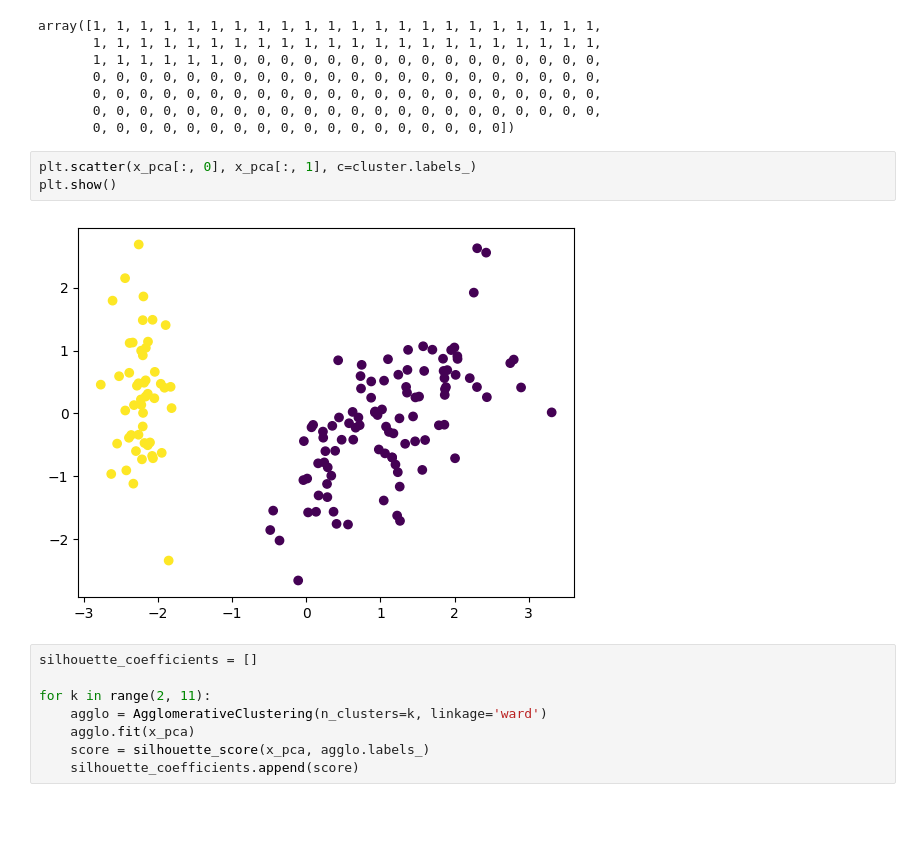
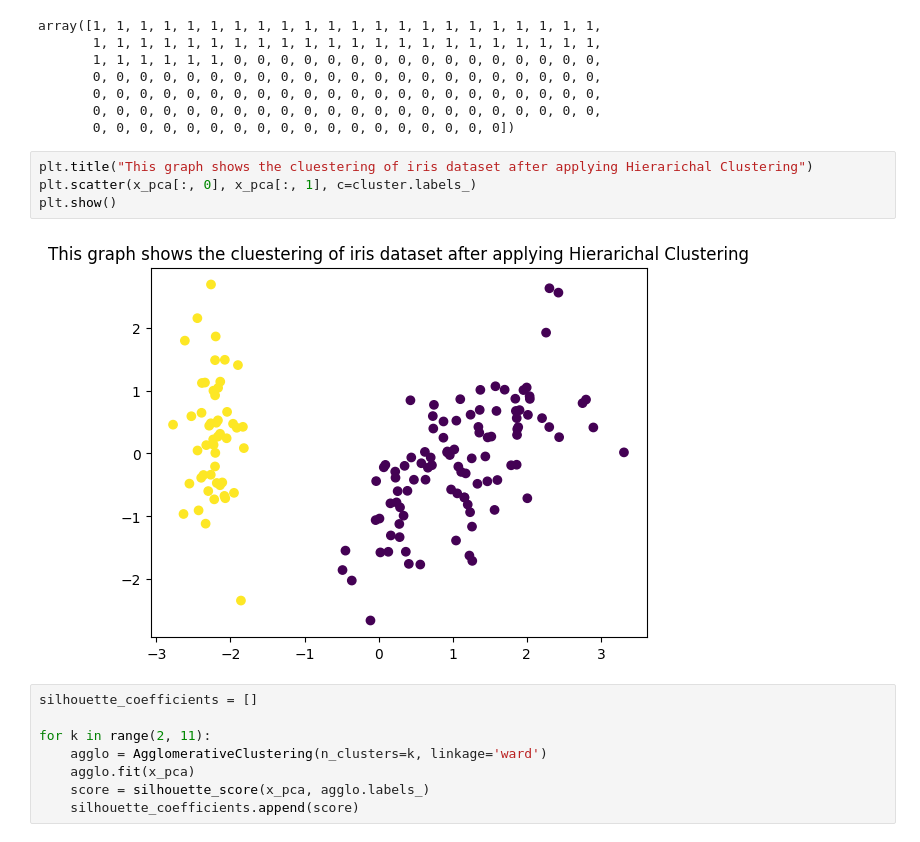
Before and after one commit to AryanReddyRP/Unsupervised_Learning, a Jupyter notebook: unsupervised_learning.ipynb, the cells around one changed output. Drawn from its saved outputs; the diff is of its cells as text; blank space fills up the shorter version.

```diff
--- a/unsupervised_learning.ipynb
+++ b/unsupervised_learning.ipynb
@@ -513,10 +514,11 @@ array([1, 1, 1, 1, 1, 1, 1, 1, 1, 1, 1, 1, 1, 1, 1, 1, 1, 1, 1, 1, 1, 1,
        0, 0, 0, 0, 0, 0, 0, 0, 0, 0, 0, 0, 0, 0, 0, 0, 0, 0, 0, 0, 0, 0,
        0, 0, 0, 0, 0, 0, 0, 0, 0, 0, 0, 0, 0, 0, 0, 0, 0, 0])
 # %%
+plt.title("This graph shows the cluestering of iris dataset after applying Hierarichal Clustering")
 plt.scatter(x_pca[:, 0], x_pca[:, 1], c=cluster.labels_)
 plt.show()
 # %% [output]
-[figure, old version]
+[figure, new version]
 # %%
 silhouette_coefficients = []
 
```
Also changed, not shown: parts of 8 cells of this notebook.
